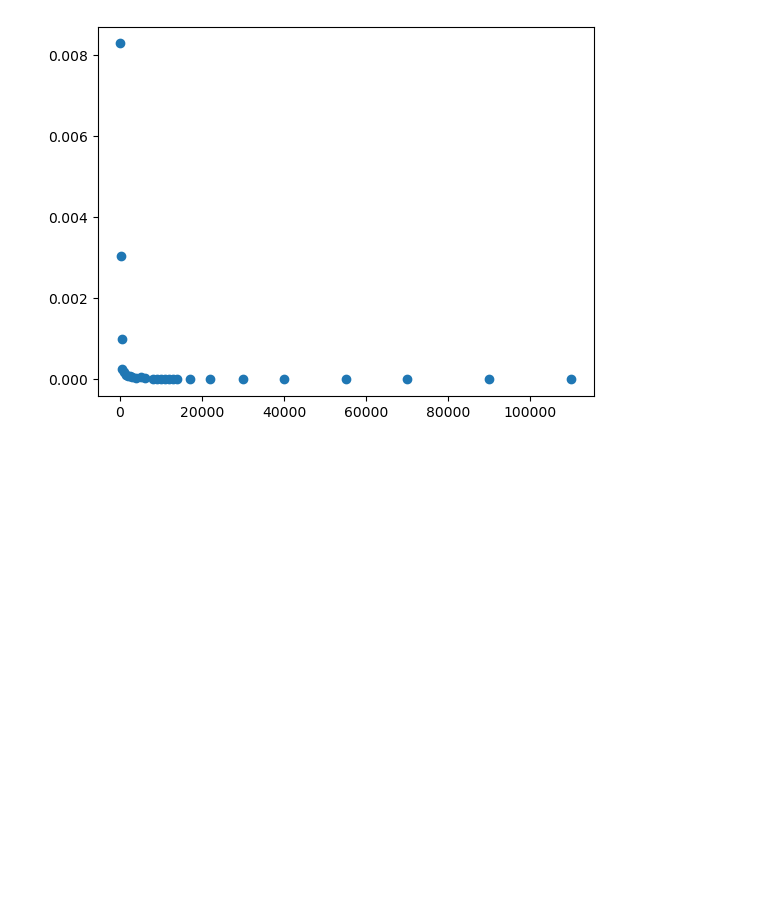
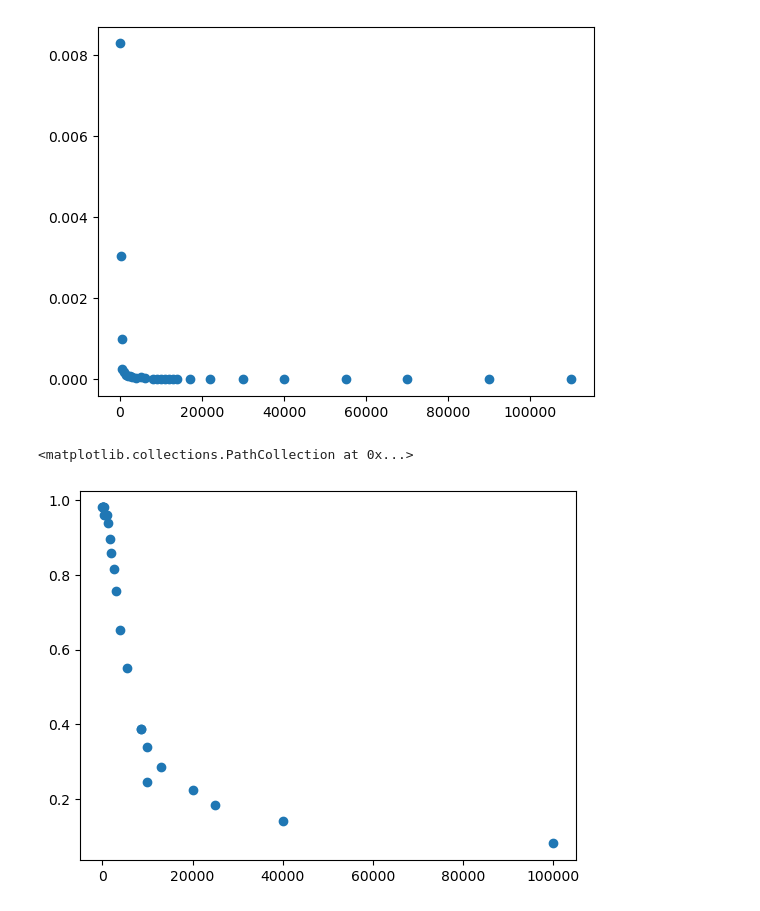
Before and after one commit to Yedi278/Lab2, a Jupyter notebook: Circuiti_3/RC.ipynb, the cells around one changed output. Saved outputs shown, nothing was run; the diff lists cells and outputs as text; code cells hidden in the pictures; blank space fills up the shorter version.

```diff
--- a/Circuiti_3/RC.ipynb
+++ b/Circuiti_3/RC.ipynb
@@ -64,3 +81,20 @@ plt.scatter(freqs,fases)
 # %% [output]
 <matplotlib.collections.PathCollection at 0x...>
 [figure]
+# %%
+mods, fases, freqs = [], [], []
+
+for i in os.listdir('data/RL'):
+    path = 'data/RL/'+i+'/'
+    mod, fase = analize(path, 300)
+    mods.append(mod)
+    fases.append(fase)
+    freqs.append(float(i))
+
+mods.pop()
+fases.pop()
+freqs.pop()
+plt.scatter(freqs,mods)
+# %% [output]
+<matplotlib.collections.PathCollection at 0x...>
+[figure, added]
```
Also changed, not shown: parts of 4 cells of this notebook.
